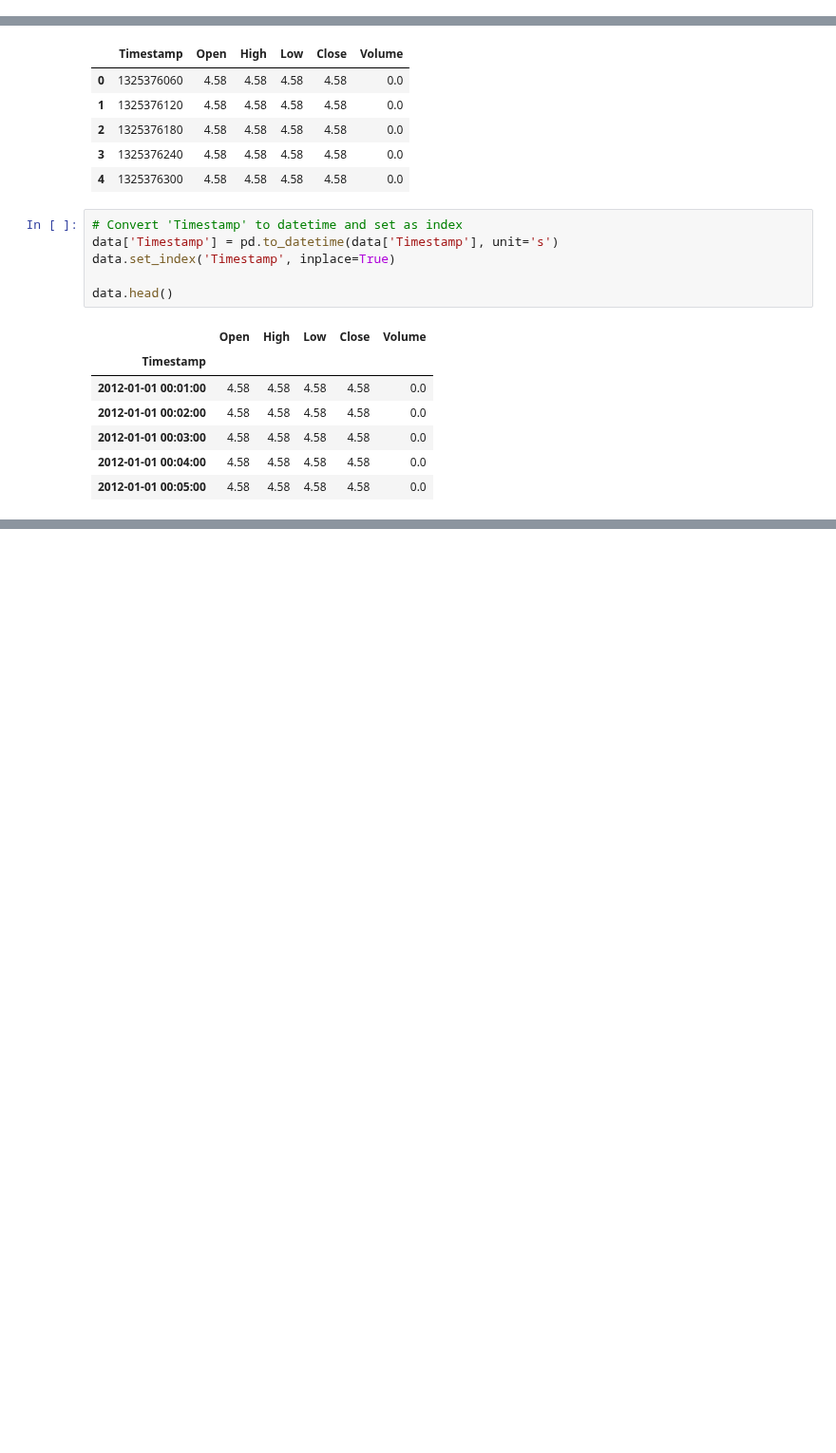
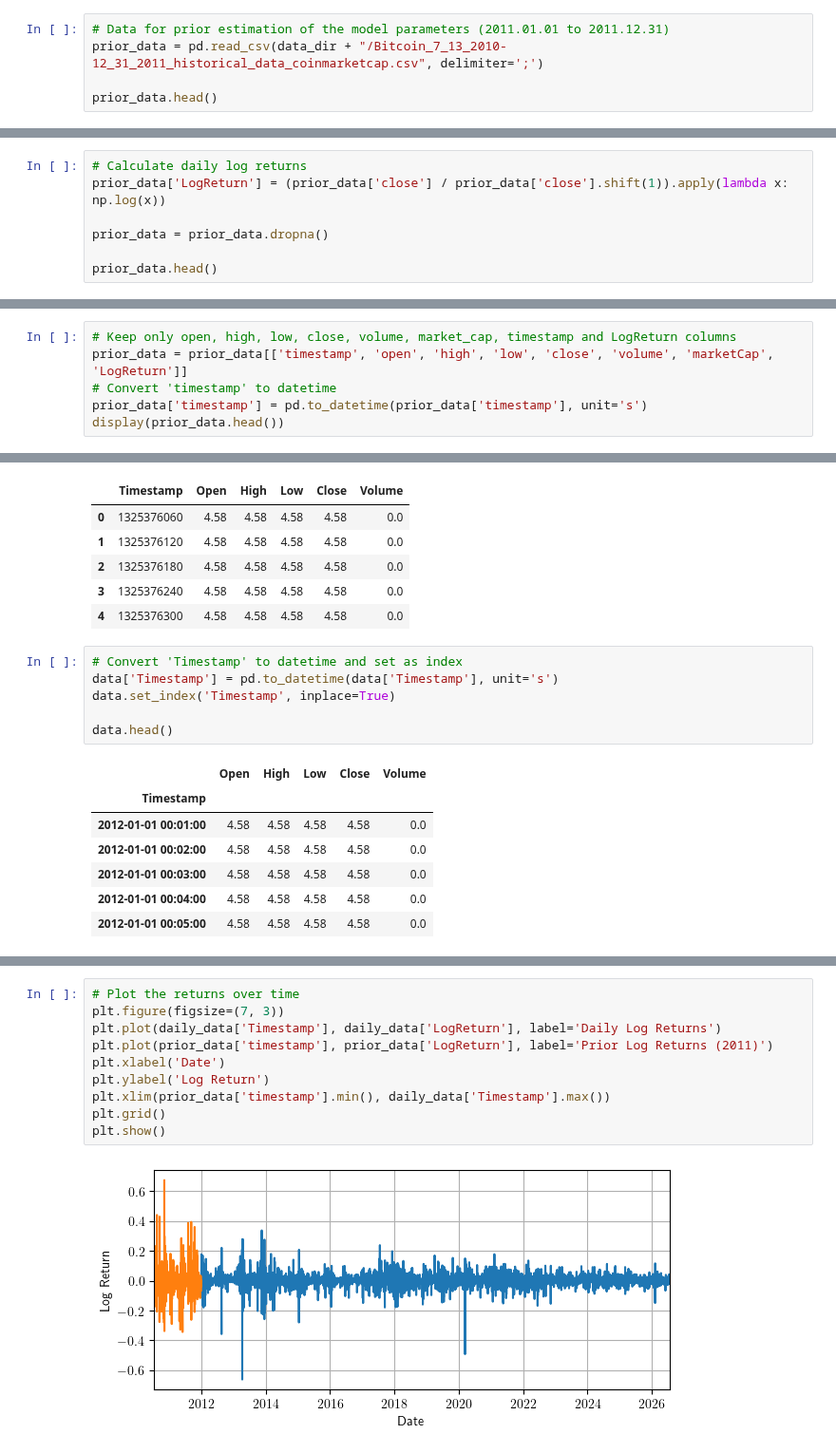
Before and after one commit to vitolev/mssv-smc, a Jupyter notebook: notebooks/01_exploration.ipynb, the cells around one changed output, grey strips where cells are left out. Shown at 95% size. Drawn from its saved outputs; the diff is of its cells as text; blank space fills up the shorter version.

```diff
--- a/notebooks/01_exploration.ipynb
+++ b/notebooks/01_exploration.ipynb
@@ -85,0 +109,5 @@ Testing the distribution of returns for a given financial asset to see if it rea
+# %%
+# Data for prior estimation of the model parameters (2011.01.01 to 2011.12.31)
+prior_data = pd.read_csv(data_dir + "/Bitcoin_7_13_2010-12_31_2011_historical_data_coinmarketcap.csv", delimiter=';')
+
+prior_data.head()
@@ -85,0 +121,7 @@ Testing the distribution of returns for a given financial asset to see if it rea
+# %%
+# Calculate daily log returns
+prior_data['LogReturn'] = (prior_data['close'] / prior_data['close'].shift(1)).apply(lambda x: np.log(x))
+
+prior_data = prior_data.dropna()
+
+prior_data.head()
@@ -85,0 +135,6 @@ Testing the distribution of returns for a given financial asset to see if it rea
+# %%
+# Keep only open, high, low, close, volume, market_cap, timestamp and LogReturn columns
+prior_data = prior_data[['timestamp', 'open', 'high', 'low', 'close', 'volume', 'marketCap', 'LogReturn']]
+# Convert 'timestamp' to datetime
+prior_data['timestamp'] = pd.to_datetime(prior_data['timestamp'], unit='s')
+display(prior_data.head())
@@ -178,0 +233,12 @@ plt.show()
+# %%
+# Plot the returns over time
+plt.figure(figsize=(7, 3))
+plt.plot(daily_data['Timestamp'], daily_data['LogReturn'], label='Daily Log Returns')
+plt.plot(prior_data['timestamp'], prior_data['LogReturn'], label='Prior Log Returns (2011)')
+plt.xlabel('Date')
+plt.ylabel('Log Return')
+plt.xlim(prior_data['timestamp'].min(), daily_data['Timestamp'].max())
+plt.grid()
+plt.show()
+# %% [output]
+[figure, added]
```
Also changed, not shown: parts of 22 cells of this notebook, 52 other files.
